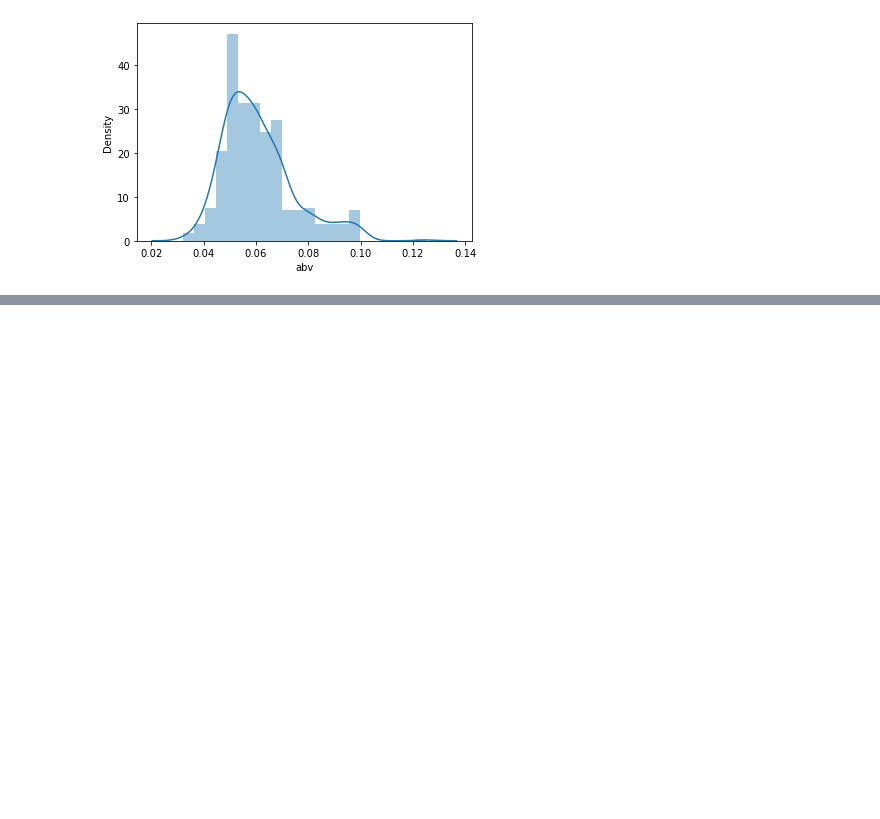
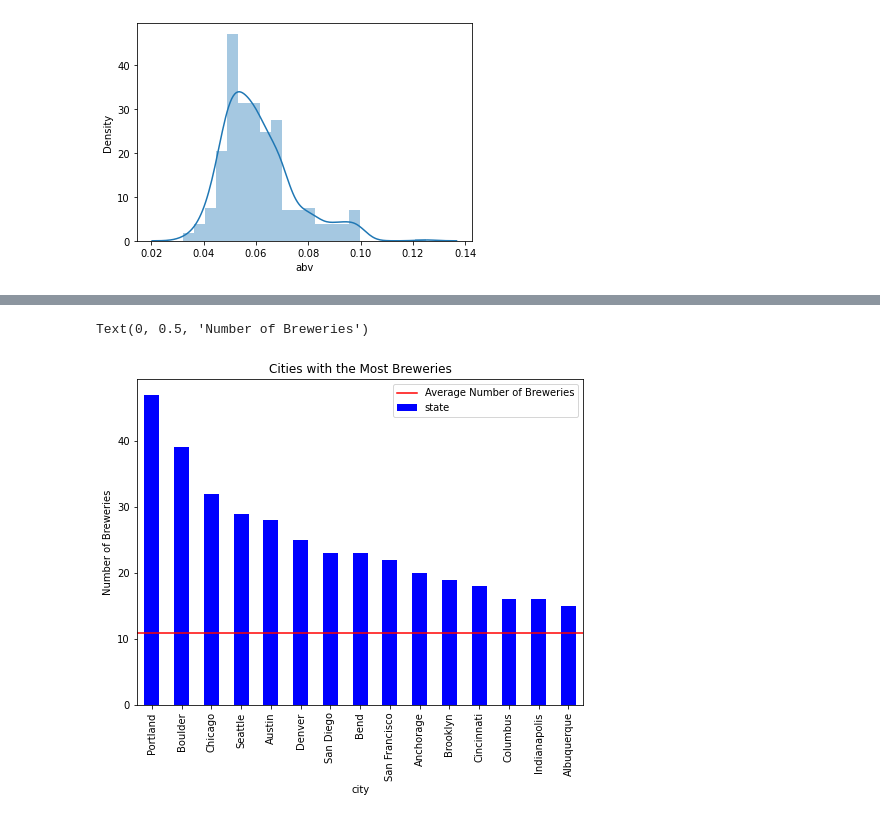
Before and after one commit to jamesallen0351/craft_beer, a Jupyter notebook: beer_final.ipynb, the cells around one changed output, grey strips where cells are left out. Cells and saved outputs as stored; diff of their text form; code cells hidden in the pictures; blank space fills up the shorter version.

```diff
--- a/beer_final.ipynb
+++ b/beer_final.ipynb
@@ -122,2 +122,22 @@ beer_states().head(10)
 | 8 | IN | 22 |
 | 9 | WI | 20 |
+# %%
+# plotting a bar graph for the number of breweries in each state
+plot = df.state.value_counts().plot(kind='bar', title="Number of Breweries in Each State", \
+                             figsize=(8,6), colormap='winter')
+plot.set_xlabel('State')
+plot.set_ylabel('Number of Breweries')
+
+mean_line = plot.axhline(df.state.value_counts().mean(), color='r',\
+                         label='Average Number of Breweries')
+plt.legend()
+
+
+#plotting a bar graph fro the cities with the most breweries
+plot5 = df.groupby('city')['beer_style'].count().nlargest(15).plot(kind='bar', \
+               title='Cities with the Most Breweries', \
+               colormap='winter',  )
+plot5.set_ylabel('Number of Breweries')
+# %% [output]
+Text(0, 0.5, 'Number of Breweries')
+[figure, added]
```
Also changed, not shown: parts of 4 cells of this notebook, 1 other file.
